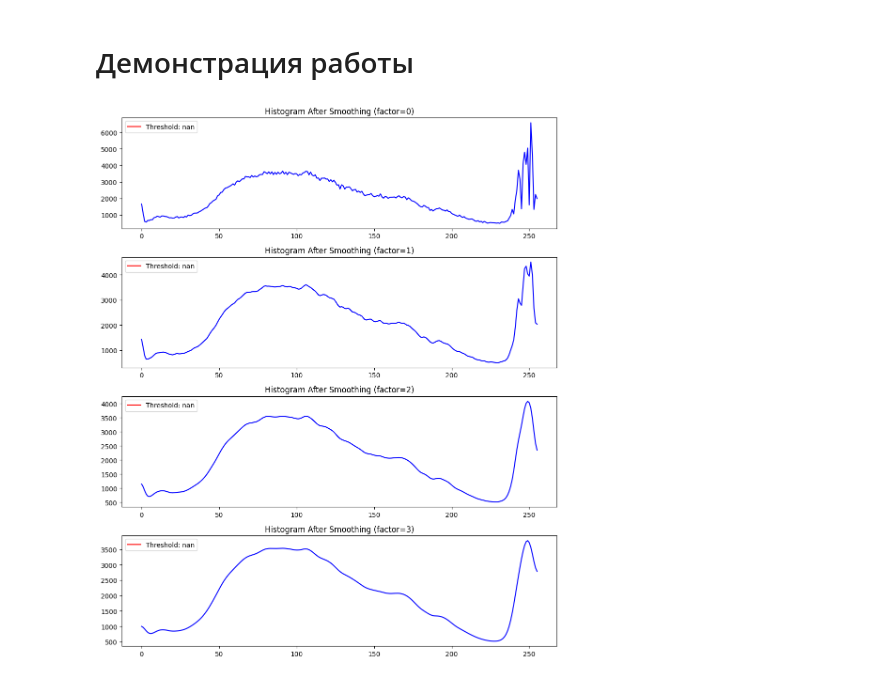
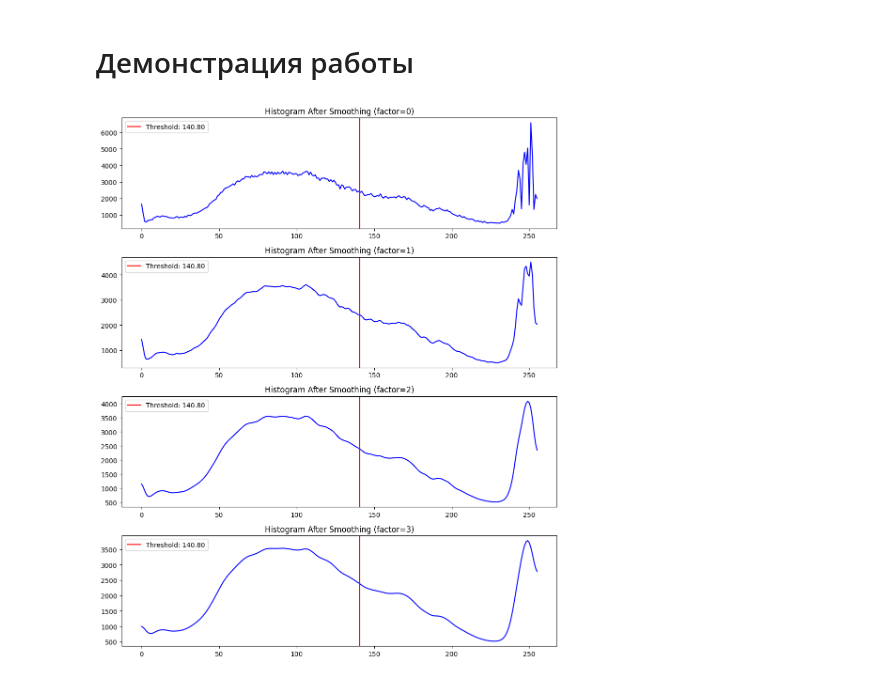
Before and after one commit to DSW-DWA/ComputerVision, a Jupyter notebook: lab_4/main.ipynb, the cells around one changed output. Drawn from its saved outputs; the diff is of its cells as text; code cells hidden in the pictures.

```diff
--- a/lab_4/main.ipynb
+++ b/lab_4/main.ipynb
@@ -69,7 +69,7 @@ def iterative_threshold_with_hist(image, initial_threshold=128, max_iterations=1
         hist = calculate_histogram(image)
         smoothed_hist = smooth_histogram(hist, smoothing_factor)
 
-        new_threshold = iterative_threshold(smoothed_hist, initial_threshold, max_iterations, tolerance)
+        new_threshold = iterative_threshold(image, initial_threshold, max_iterations, tolerance)
 
         ax = plt.subplot(len(smoothing_factors), 1, i + 1)
         ax.set_title("Histogram After Smoothing (factor={})".format(smoothing_factor))
@@ -126,9 +126,9 @@ image_path = '../assets/cars.jpg'
 image_color = cv2.imread(image_path)
 image = cv2.cvtColor(image_color, cv2.COLOR_BGR2GRAY)
 # %%
-iterative_threshold_with_hist(image, smoothing_factors=[0, 1, 2, 3])
+iterative_threshold_with_hist(image,250, smoothing_factors=[0, 1, 2, 3])
 # %% [output]
-[figure, old version]
+[figure, new version]
 # %%
 edges = detect_edges(image_color)
 
```
Also changed, not shown: parts of 1 cell of this notebook.
